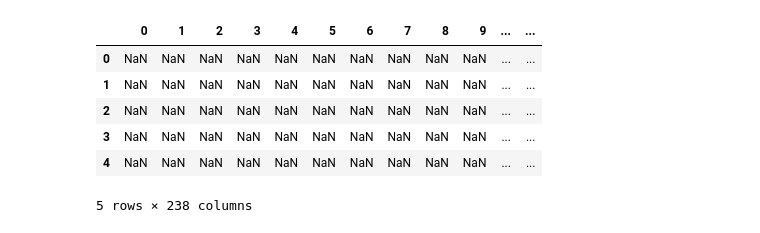
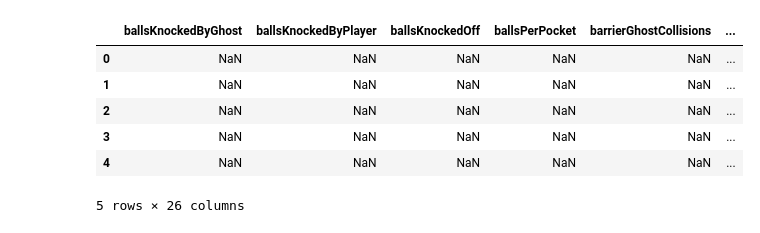
Before and after one commit to projectyumo/CS513GameJamPrototype, a Jupyter notebook: Analytics Scripts/Shot Usage Chart- Kevin.ipynb, the cells around one changed output. Cells and saved outputs as stored; diff of their text form; code cells hidden in the pictures.

```diff
--- a/Analytics Scripts/Shot Usage Chart- Kevin.ipynb
+++ b/Analytics Scripts/Shot Usage Chart- Kevin.ipynb
@@ -21,21 +21,21 @@ df_head
 # %%
 # Convert the lists in 'analytics_v5' to dictionaries
-analytics_data['analytics_v5'] = analytics_data['analytics_v5'].apply(lambda x: {i: x[i] for i in range(len(x))} if isinstance(x, list) else x)
+analytics_data['analytics_v6'] = analytics_data['analytics_v6'].apply(lambda x: {i: x[i] for i in range(len(x))} if isinstance(x, list) else x)
 
 # Try flattening the 'analytics_v5' column again
-analytics_data_flat = pd.json_normalize(analytics_data['analytics_v5'])
+analytics_data_flat = pd.json_normalize(analytics_data['analytics_v6'])
 
 # Display the first few rows of the flattened dataframe
 df_head_flat = analytics_data_flat.head()
 df_head_flat
 # %% [output]
-|  | 0 | 1 | 2 | 3 | 4 | 5 | 6 | 7 | 8 | 9 | ... | ... |
-| 0 | NaN | NaN | NaN | NaN | NaN | NaN | NaN | NaN | NaN | NaN | ... | ... |
-| 1 | NaN | NaN | NaN | NaN | NaN | NaN | NaN | NaN | NaN | NaN | ... | ... |
-| 2 | NaN | NaN | NaN | NaN | NaN | NaN | NaN | NaN | NaN | NaN | ... | ... |
-| 3 | NaN | NaN | NaN | NaN | NaN | NaN | NaN | NaN | NaN | NaN | ... | ... |
-| 4 | NaN | NaN | NaN | NaN | NaN | NaN | NaN | NaN | NaN | NaN | ... | ... |
+|  | ballsKnockedByGhost | ballsKnockedByPlayer | ballsKnockedOff | ballsPerPocket | barrierGhostCollisions | ... |
+| 0 | NaN | NaN | NaN | NaN | NaN | ... |
+| 1 | NaN | NaN | NaN | NaN | NaN | ... |
+| 2 | NaN | NaN | NaN | NaN | NaN | ... |
+| 3 | NaN | NaN | NaN | NaN | NaN | ... |
+| 4 | NaN | NaN | NaN | NaN | NaN | ... |
-5 rows × 238 columns
+5 rows × 26 columns
 # %%
 # Remove rows with missing values
 analytics_data_clean = analytics_data_flat.dropna()
```
Also changed, not shown: parts of 19 cells of this notebook.
